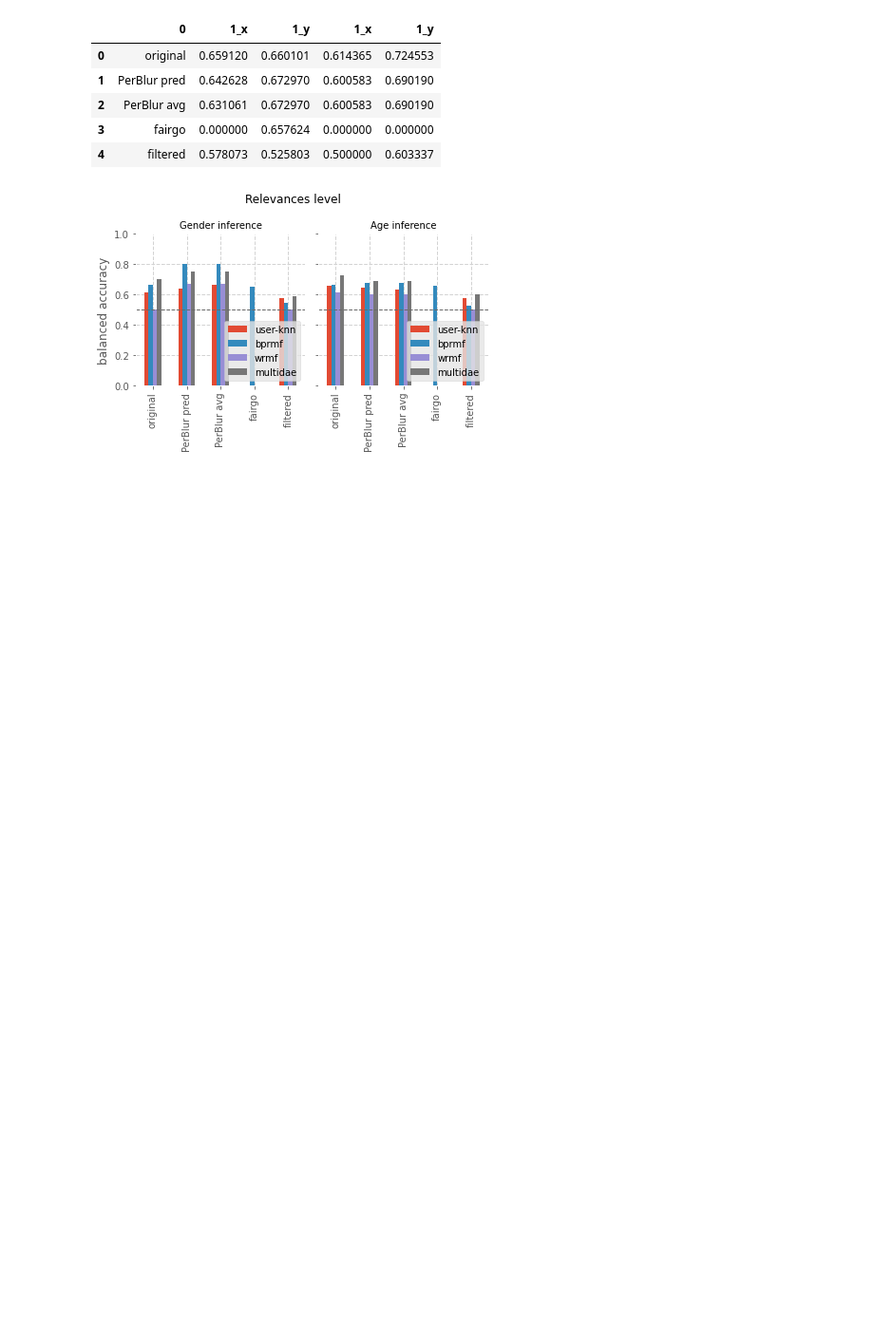
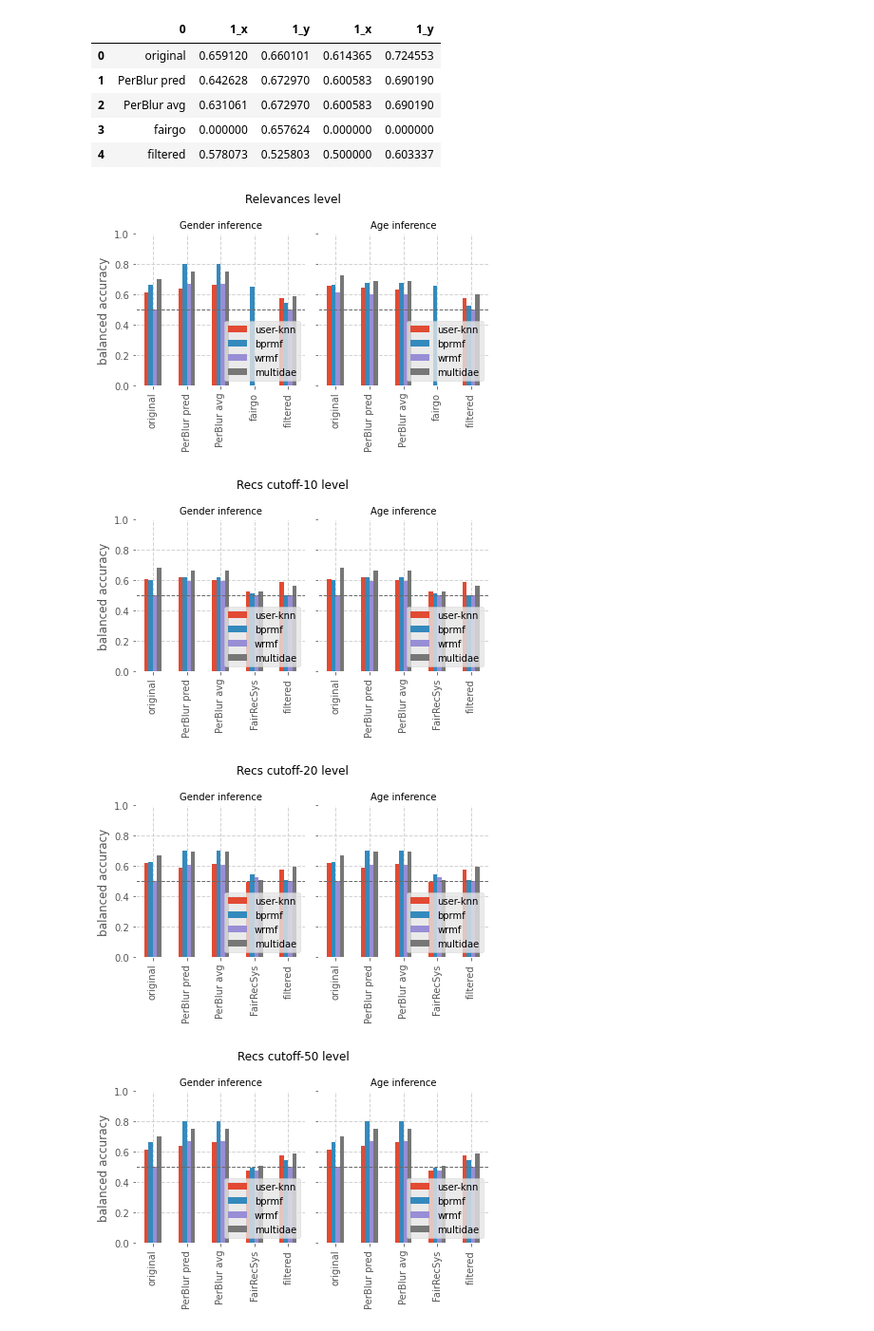
Before and after one commit to marinimau/privacy_and_fairness_in_recsys, a Jupyter notebook: results/movielens1m/plot_paper.ipynb, the cells around one changed output. Shown at 95% size. Drawn from its saved outputs; the diff is of its cells as text; code cells hidden in the pictures; blank space fills up the shorter version.

```diff
--- a/results/movielens1m/plot_paper.ipynb
+++ b/results/movielens1m/plot_paper.ipynb
@@ -67,8 +67,16 @@ for p in phases:
 # %% [markdown]
 ## Plot relevances and recs
 # %%
-def load(step, model, label):
-    return pd.read_csv('paper_plot_sample/' + step + 's/'+ model + '_' + label + '.csv', header=None)
+def load(step, model, label, on_recs=False, recs_cutoff=10):
+    dff = pd.read_csv('paper_plot_sample/' + step + 's/'+ model + '_' + label + '.csv', header=None)
+    if not on_recs:
+        return dff
+    else:
+        if recs_cutoff == 10:
+            return dff[[0, 1]]
+        elif recs_cutoff == 20:
+            return dff[[0, 2]]
+        return dff[[0, 3]]
 
 labels = ['age', 'gender']
 models = ['user-knn', 'bprmf', 'wrmf', 'multidae']
@@ -100,3 +108,14 @@ age_relevances_final
 bar_plot([gender_relevances_final, age_relevances_final], title='Relevances level', resource_name=str('relevances.png'), legend=models)
 # %% [output]
 [figure]
+# %%
+for c in [10, 20, 50]:
+    gender_recs = [load('rec', model, labels[1], on_recs=True, recs_cutoff=c) for model in models]
+    gender_recs_final = reduce(lambda left,right: pd.merge(left,right,on=0), gender_recs)
+    age_recs = [load('rec', model, labels[1], on_recs=True, recs_cutoff=c) for model in models]
+    age_recs_final = reduce(lambda left,right: pd.merge(left,right,on=0), age_recs)
+    bar_plot([gender_recs_final, age_recs_final], title='Recs cutoff-'+ str(c) + ' level', resource_name=str('recs_'+ str(c) + '.png'), legend=models)
+# %% [output]
+[figure, added]
+[figure, added]
+[figure, added]
```
Also changed, not shown: 8 other files.
